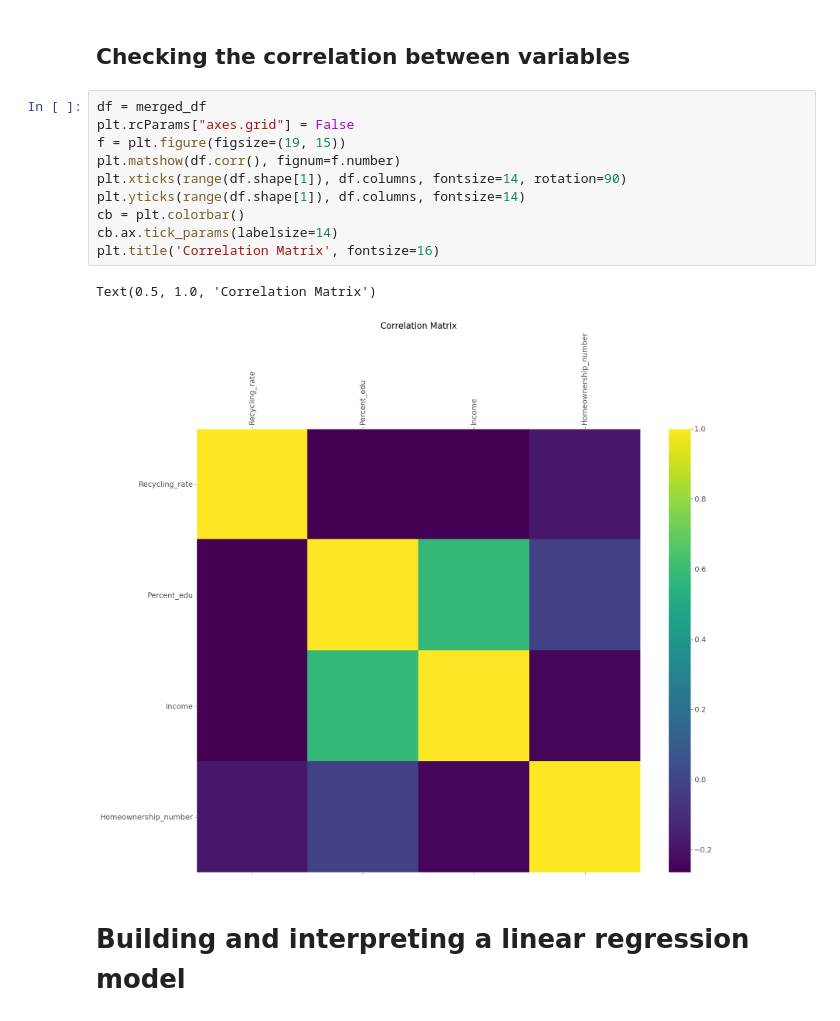
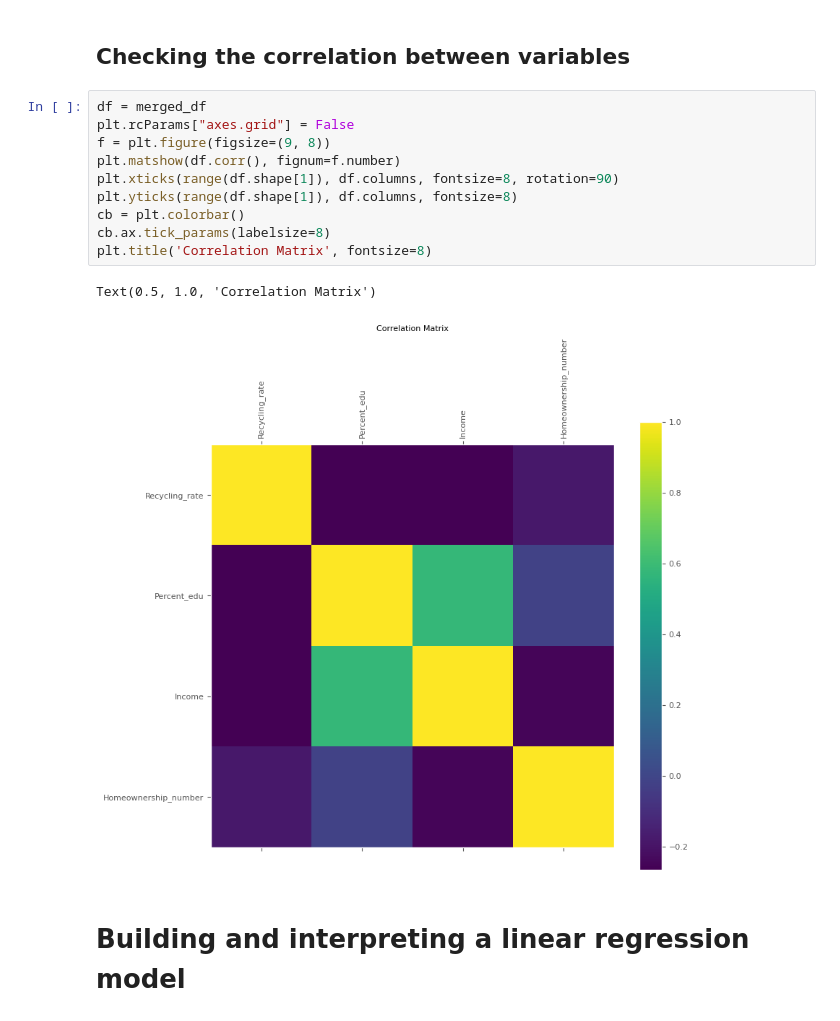
Before and after one commit to HumphreyHZ/CASA0013_Written-Investigation, a Jupyter notebook: Code.ipynb, the cells around one changed output. Saved outputs shown, nothing was run; the diff lists cells and outputs as text.

```diff
--- a/Code.ipynb
+++ b/Code.ipynb
@@ -162,16 +162,16 @@ memory usage: 1.1 KB
 # %%
 df = merged_df
 plt.rcParams["axes.grid"] = False
-f = plt.figure(figsize=(19, 15))
+f = plt.figure(figsize=(9, 8))
 plt.matshow(df.corr(), fignum=f.number)
-plt.xticks(range(df.shape[1]), df.columns, fontsize=14, rotation=90)
-plt.yticks(range(df.shape[1]), df.columns, fontsize=14)
+plt.xticks(range(df.shape[1]), df.columns, fontsize=8, rotation=90)
+plt.yticks(range(df.shape[1]), df.columns, fontsize=8)
 cb = plt.colorbar()
-cb.ax.tick_params(labelsize=14)
-plt.title('Correlation Matrix', fontsize=16)
+cb.ax.tick_params(labelsize=8)
+plt.title('Correlation Matrix', fontsize=8)
 # %% [output]
 Text(0.5, 1.0, 'Correlation Matrix')
-[figure, old version]
+[figure, new version]
 # %% [markdown]
 # Building and interpreting a linear regression model
 # %%
```
